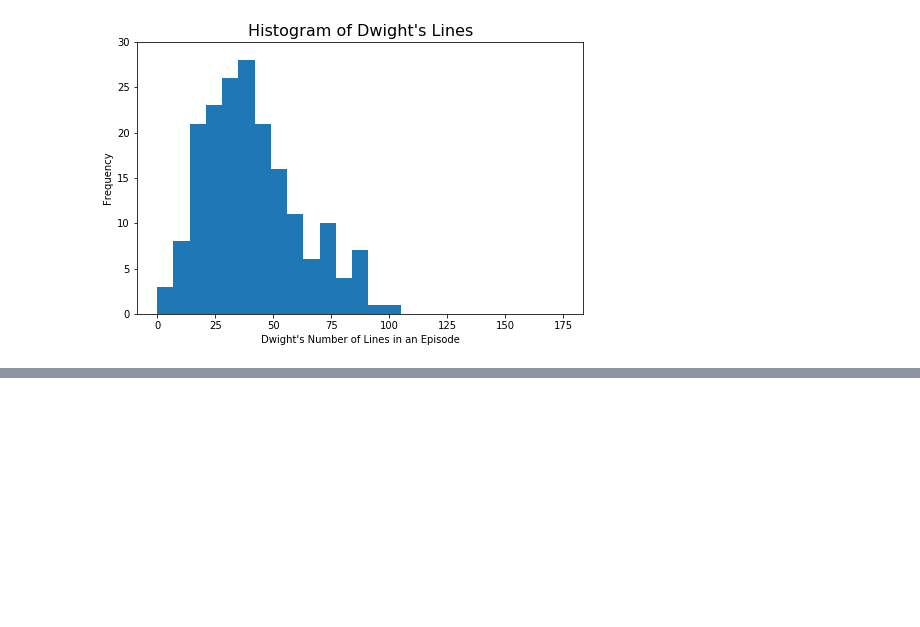
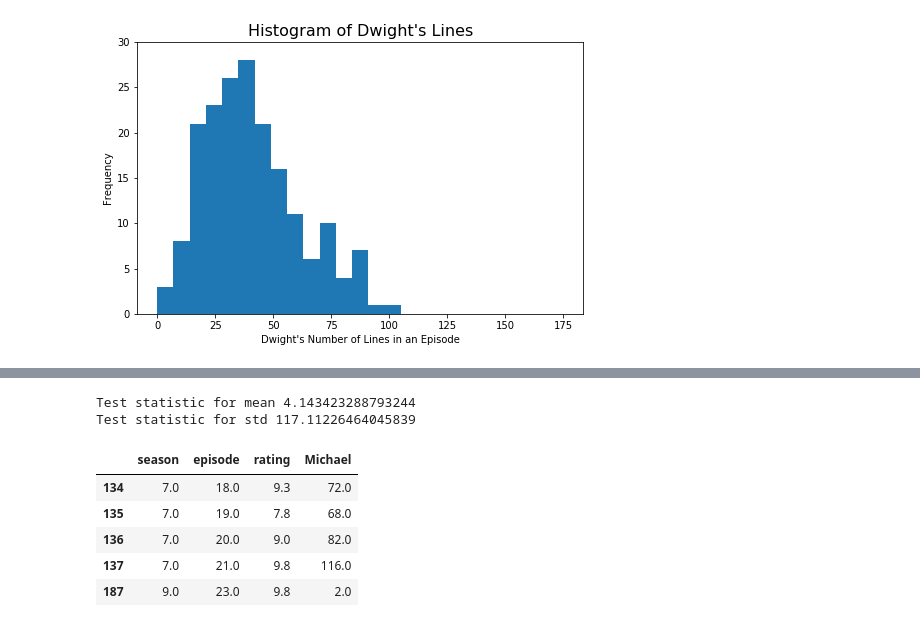
Before and after one commit to scearnest/The-Office-Data-Analysis, a Jupyter notebook: The Office Data Analysis.ipynb, the cells around one changed output, grey strips where cells are left out. Drawn from its saved outputs; the diff is of its cells as text; code cells hidden in the pictures; blank space fills up the shorter version.

```diff
--- a/The Office Data Analysis.ipynb
+++ b/The Office Data Analysis.ipynb
@@ -231,0 +275,23 @@ Dwight Std:20.725544230913176
+# %%
+test_stat_m = (x - 8.248404255319146)/(s/ np.sqrt(n))
+print("Test statistic for mean " + str(test_stat_m))
+
+test_stat_std = (s/0.5787203349443079)*(n-1)
+print("Test statistic for std " + str(test_stat_std))
+# %% [output]
+Test statistic for mean 4.143423288793244
+Test statistic for std 117.11226464045839
+# %%
+df_M = df_M[df_M['Michael'].notna()]
+x_M = df_M['rating'].mean()
+n_M = df_M.shape[0]
+s_M = df_M['rating'].std()
+
+df_M.tail(5)
+# %% [output]
+|  | season | episode | rating | Michael |
+| 134 | 7.0 | 18.0 | 9.3 | 72.0 |
+| 135 | 7.0 | 19.0 | 7.8 | 68.0 |
+| 136 | 7.0 | 20.0 | 9.0 | 82.0 |
+| 137 | 7.0 | 21.0 | 9.8 | 116.0 |
+| 187 | 9.0 | 23.0 | 9.8 | 2.0 |
```
Also changed, not shown: parts of 12 cells of this notebook, 1 other file.
